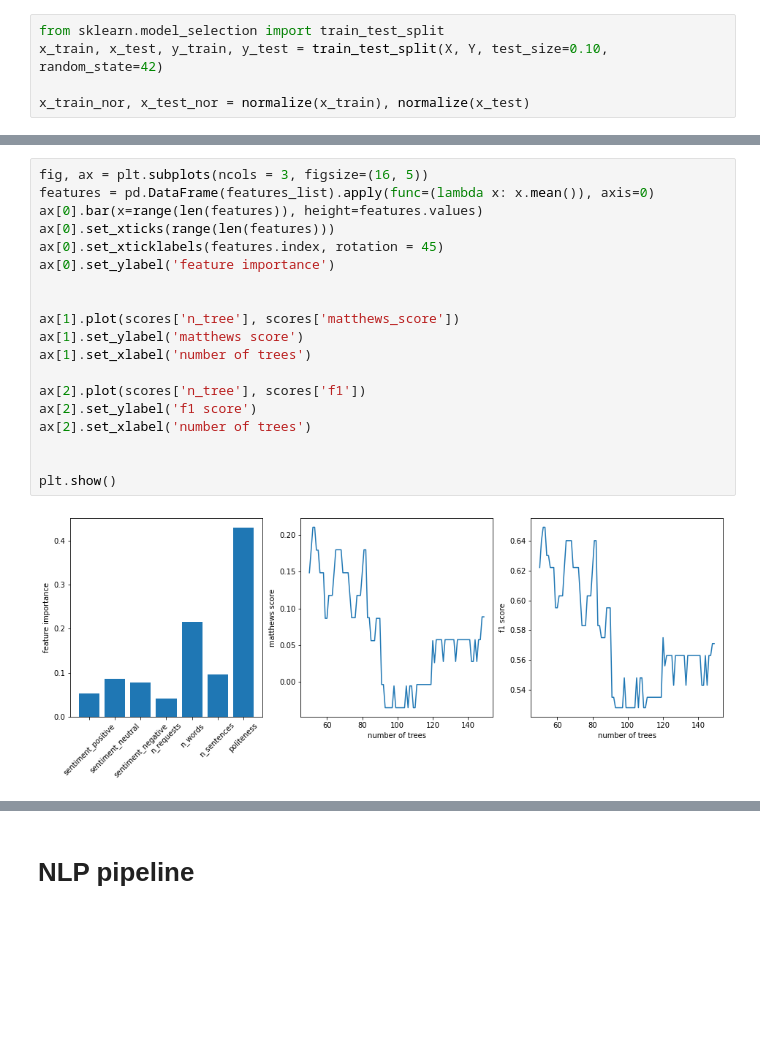
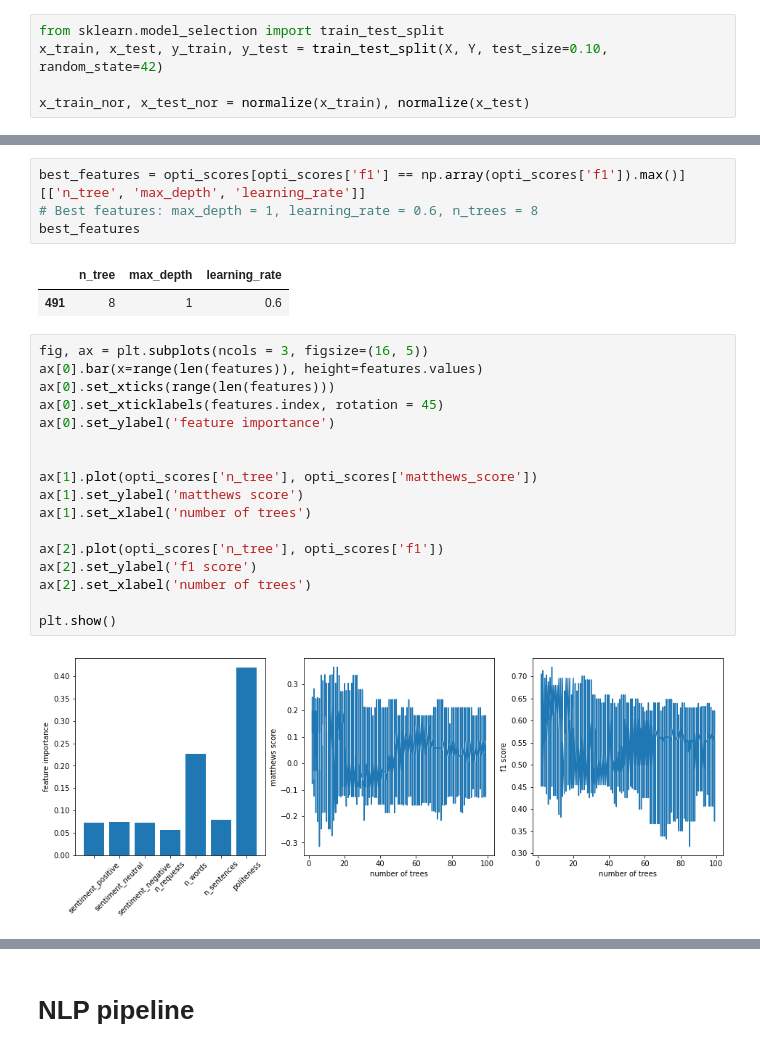
Before and after one commit to epfl-ada/ada-2020-project-milestone-p3-p3_atadata, a Jupyter notebook: Notebook.ipynb, the cells around one changed output, grey strips where cells are left out. Saved outputs shown, nothing was run; the diff lists cells and outputs as text; blank space fills up the shorter version.

Commit message:
find best features for decisions trees

```diff
--- a/Notebook.ipynb
+++ b/Notebook.ipynb
@@ -554,21 +559,26 @@ The best numbers of trees are:  [52, 53]
+# %%
+best_features = opti_scores[opti_scores['f1'] == np.array(opti_scores['f1']).max()][['n_tree', 'max_depth', 'learning_rate']]
+# Best features: max_depth = 1, learning_rate = 0.6, n_trees = 8
+best_features
+# %% [output]
+|  | n_tree | max_depth | learning_rate |
+| 491 | 8 | 1 | 0.6 |
 # %%
 fig, ax = plt.subplots(ncols = 3, figsize=(16, 5))
-features = pd.DataFrame(features_list).apply(func=(lambda x: x.mean()), axis=0)
 ax[0].bar(x=range(len(features)), height=features.values)
 ax[0].set_xticks(range(len(features)))
 ax[0].set_xticklabels(features.index, rotation = 45)
 ax[0].set_ylabel('feature importance')
 
 
-ax[1].plot(scores['n_tree'], scores['matthews_score'])
+ax[1].plot(opti_scores['n_tree'], opti_scores['matthews_score'])
 ax[1].set_ylabel('matthews score')
 ax[1].set_xlabel('number of trees')
 
-ax[2].plot(scores['n_tree'], scores['f1'])
+ax[2].plot(opti_scores['n_tree'], opti_scores['f1'])
 ax[2].set_ylabel('f1 score')
 ax[2].set_xlabel('number of trees')
 
-
 plt.show()
 # %% [output]
-[figure, old version]
+[figure, new version]
```
Also changed, not shown: parts of 2 cells of this notebook.
